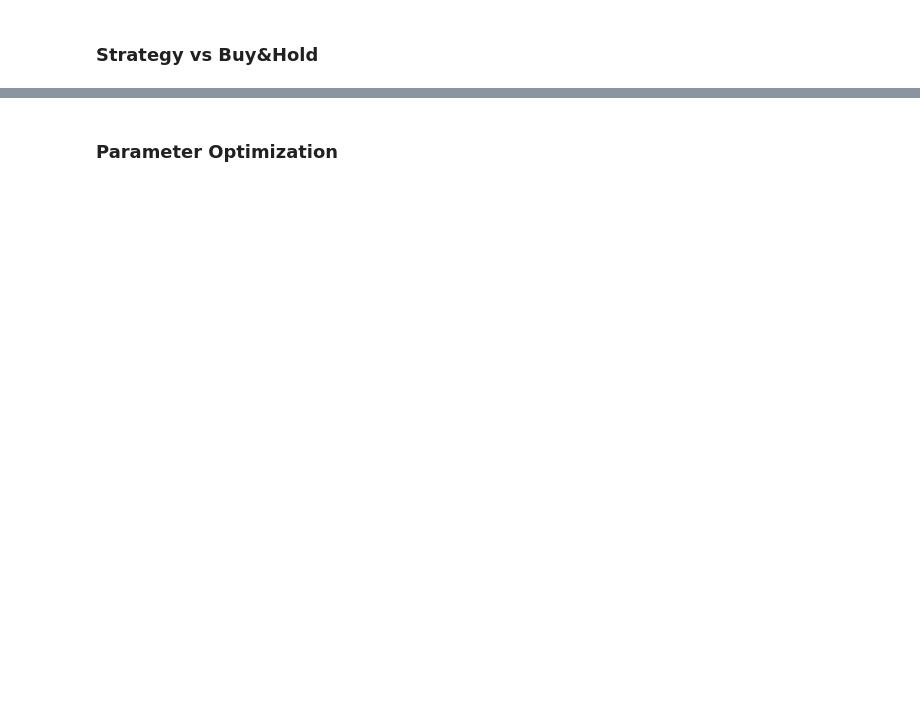
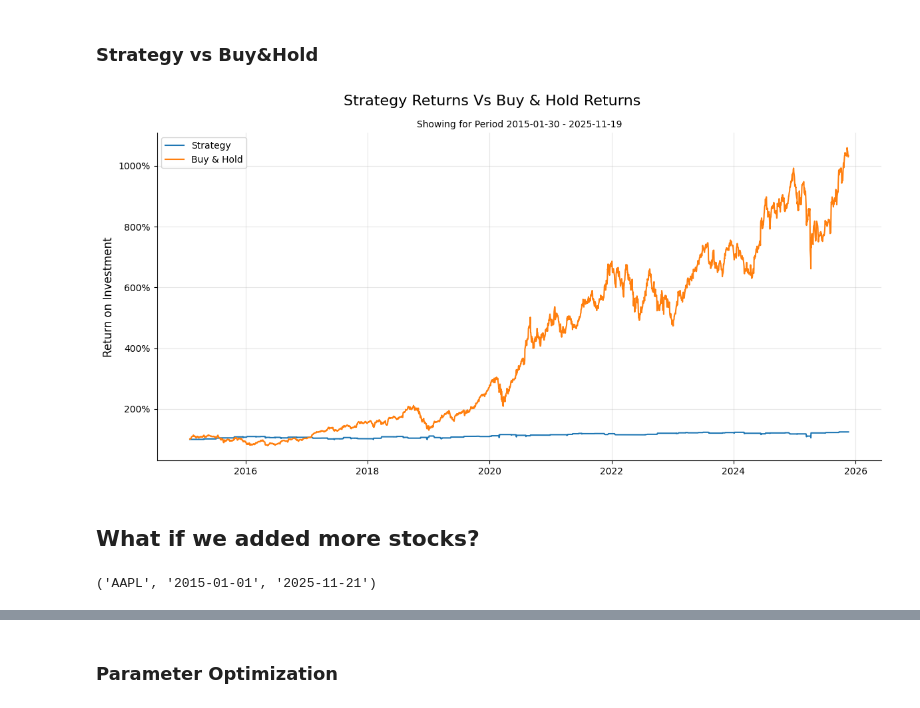
Before and after one commit to JamieW365/trading_algos, a Jupyter notebook: project2_bollinger/bollinger_mean_reversion.ipynb, the cells around one changed output, grey strips where cells are left out. Drawn from its saved outputs; the diff is of its cells as text; code cells hidden in the pictures; blank space fills up the shorter version.

```diff
--- a/project2_bollinger/bollinger_mean_reversion.ipynb
+++ b/project2_bollinger/bollinger_mean_reversion.ipynb
@@ -474,18 +452,31 @@ plot_rsi(df_backtest.loc['2024':])
 # %%
 def plot_return_curve(df_curve):
 
     fig, ax = plt.subplots(figsize=(12,6), tight_layout=True)
     fig.suptitle('Strategy Returns Vs Buy & Hold Returns', fontsize=16)
     ax.set_title(f'Showing for Period {df_curve.index[0].date()} - {df_curve.index[-1].date()}', fontsize=10)
-    ax.plot(100*df_curve['Strategy_Curve'], label='Strategy')
-    ax.plot(100*df_curve['BuyHold_Curve'], label='Buy & Hold')
+    ax.plot(100*df_curve['StrategyCurve'], label='Strategy')
+    ax.plot(100*df_curve['BuyHoldCurve'], label='Buy & Hold')
     ax.yaxis.set_major_formatter('{x:1.0f}%')
     ax.set_ylabel('Return on Investment', fontsize=12)
 
     ax.grid(True, alpha=0.3)
     ax.spines[['top', 'right']].set_visible(False)
     ax.legend(loc='best')
 
     return plt.show()
 
 plot_return_curve(df_backtest)
+# %% [output]
+[figure, added]
+# %% [markdown]
+## What if we added more stocks?
+# %%
+# Initialize variables
+ticker = 'AAPL'#, 'MSFT', 'AMZN', 'NVDA', 'GOOG']
+start_date = '2015-01-01'
+end_date = datetime.today().strftime('%Y-%m-%d')
+
+ticker, start_date, end_date
+# %% [output]
+('AAPL', '2015-01-01', '2025-11-21')
```
Also changed, not shown: parts of 22 cells of this notebook.
